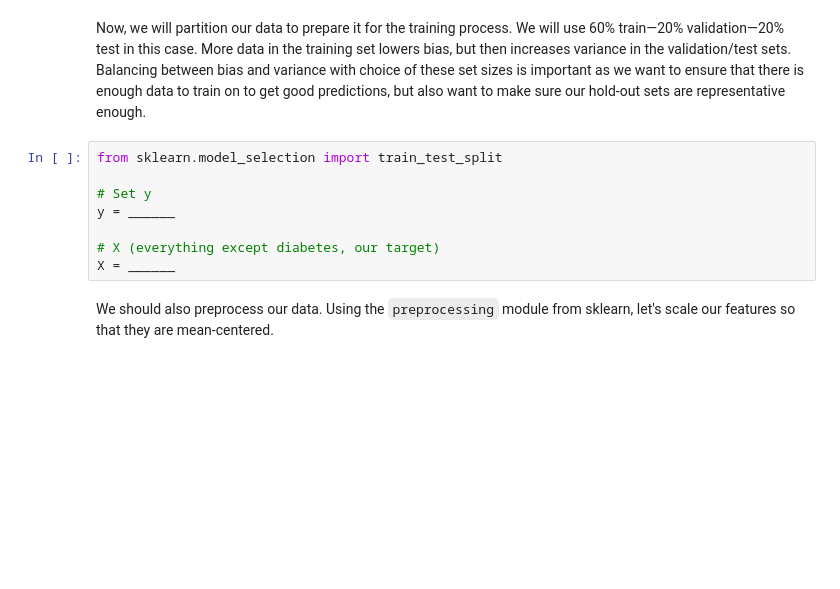
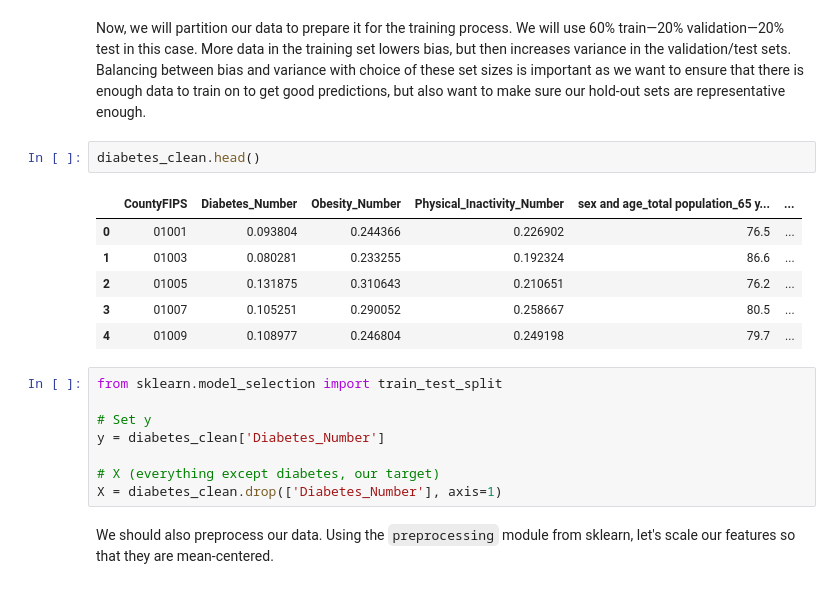
Before and after one commit to qijiang3/SOCIO273-Project2, a Jupyter notebook: Project 2 Students.ipynb, the cells around one changed output. Saved outputs shown, nothing was run; the diff lists cells and outputs as text; blank space fills up the shorter version.

```diff
--- a/Project 2 Students.ipynb
+++ b/Project 2 Students.ipynb
@@ -210,14 +234,23 @@ diabetes_clean.______
 ### 3.2/3.3 Partition Data and Feature Selection
 # %% [markdown]
 Now, we will partition our data to prepare it for the training process. We will use 60% train—20% validation—20% test in this case. More data in the training set lowers bias, but then increases variance in the validation/test sets. Balancing between bias and variance with choice of these set sizes is important as we want to ensure that there is enough data to train on to get good predictions, but also want to make sure our hold-out sets are representative enough.
+# %%
+diabetes_clean.head()
+# %% [output]
+|  | CountyFIPS | Diabetes_Number | Obesity_Number | Physical_Inactivity_Number | sex and age_total population_65 y... | ... |
+| 0 | 01001 | 0.093804 | 0.244366 | 0.226902 | 76.5 | ... |
+| 1 | 01003 | 0.080281 | 0.233255 | 0.192324 | 86.6 | ... |
+| 2 | 01005 | 0.131875 | 0.310643 | 0.210651 | 76.2 | ... |
+| 3 | 01007 | 0.105251 | 0.290052 | 0.258667 | 80.5 | ... |
+| 4 | 01009 | 0.108977 | 0.246804 | 0.249198 | 79.7 | ... |
 # %%
 from sklearn.model_selection import train_test_split
 
 # Set y
-y = ______
+y = diabetes_clean['Diabetes_Number']
 
 # X (everything except diabetes, our target)
-X = ______
+X = diabetes_clean.drop(['Diabetes_Number'], axis=1)
 # %% [markdown]
 We should also preprocess our data. Using the `preprocessing` module from sklearn, let's scale our features so that they are mean-centered.
 # %%
```
Also changed, not shown: parts of 42 cells of this notebook.
